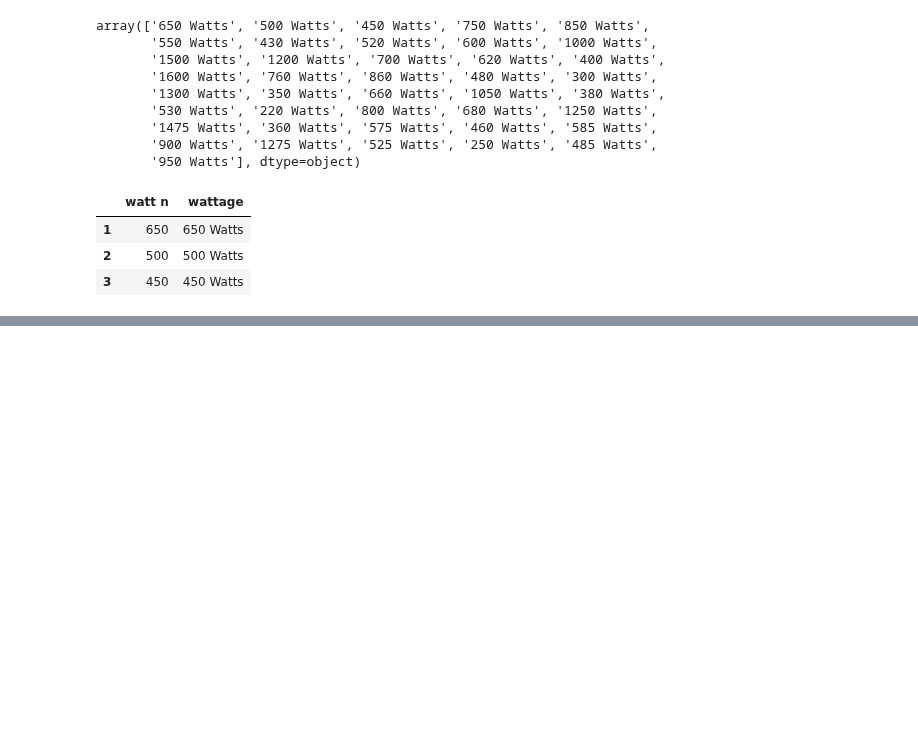
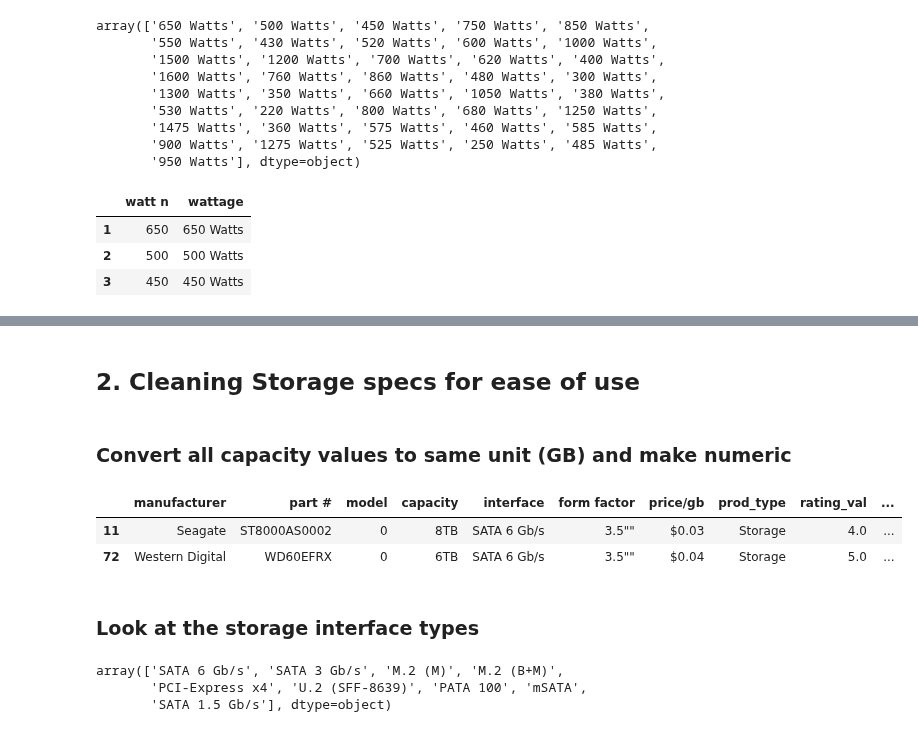
Before and after one commit to nycdatasci/bootcamp009_project, a Jupyter notebook: Project2-WebScraping/samomullane/pcparts initial eda.ipynb, the cells around one changed output, grey strips where cells are left out. Drawn from its saved outputs; the diff is of its cells as text; code cells hidden in the pictures; blank space fills up the shorter version.

```diff
--- a/Project2-WebScraping/samomullane/pcparts initial eda.ipynb
+++ b/Project2-WebScraping/samomullane/pcparts initial eda.ipynb
@@ -1206,0 +1331,31 @@ Name: output, dtype: object
+# %% [markdown]
+## 2. Cleaning Storage specs for ease of use
+# %% [markdown]
+### Convert all capacity values to same unit (GB) and make numeric
+# %%
+# Grab all of the data out of the capacity column
+capacity = [re.search('([0-9]{1,3}\.?[0-9]?)([A-Za-z]{1,2})', storage['capacity'][x]) for x in range(1, storage.shape[0]+1)]
+
+#Grab the value first
+capacity_val = [float(capacity[x].group(1)) for x in range(0, storage.shape[0])]
+#And then the data type
+capacity_type = [str(capacity[x].group(2)) for x in range(0, storage.shape[0])]
+
+#Convert MB to KB
+capacity_val = [float(capacity[x].group(1)) if str(capacity[x].group(2)) == 'GB' else float(capacity[x].group(1))*2**10 for x in range(0, storage.shape[0])]
+
+#Assign values to dataframe
+storage['capacity total'] = capacity_val
+storage.sort_values(by='capacity total', ascending=False).head(2)
+# %% [output]
+|  | manufacturer | part # | model | capacity | interface | form factor | price/gb | prod_type | rating_val | ... |
+| 11 | Seagate | ST8000AS0002 | 0 | 8TB | SATA 6 Gb/s | 3.5"" | $0.03 | Storage | 4.0 | ... |
+| 72 | Western Digital | WD60EFRX | 0 | 6TB | SATA 6 Gb/s | 3.5"" | $0.04 | Storage | 5.0 | ... |
+# %% [markdown]
+### Look at the storage interface types
+# %%
+storage['interface'].unique()
+# %% [output]
+array(['SATA 6 Gb/s', 'SATA 3 Gb/s', 'M.2 (M)', 'M.2 (B+M)',
+       'PCI-Express x4', 'U.2 (SFF-8639)', 'PATA 100', 'mSATA',
+       'SATA 1.5 Gb/s'], dtype=object)
```
Also changed, not shown: parts of 26 cells of this notebook.
